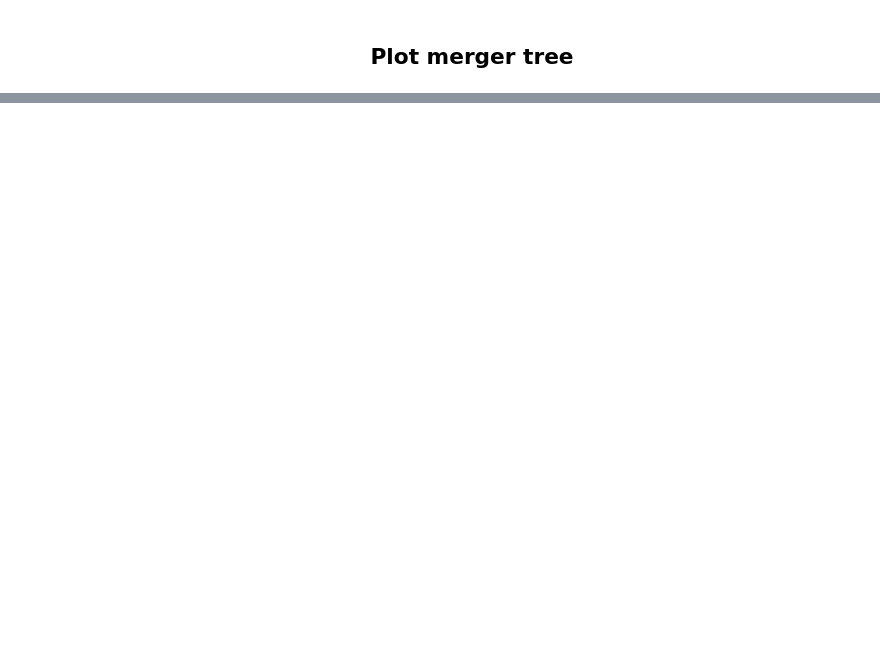
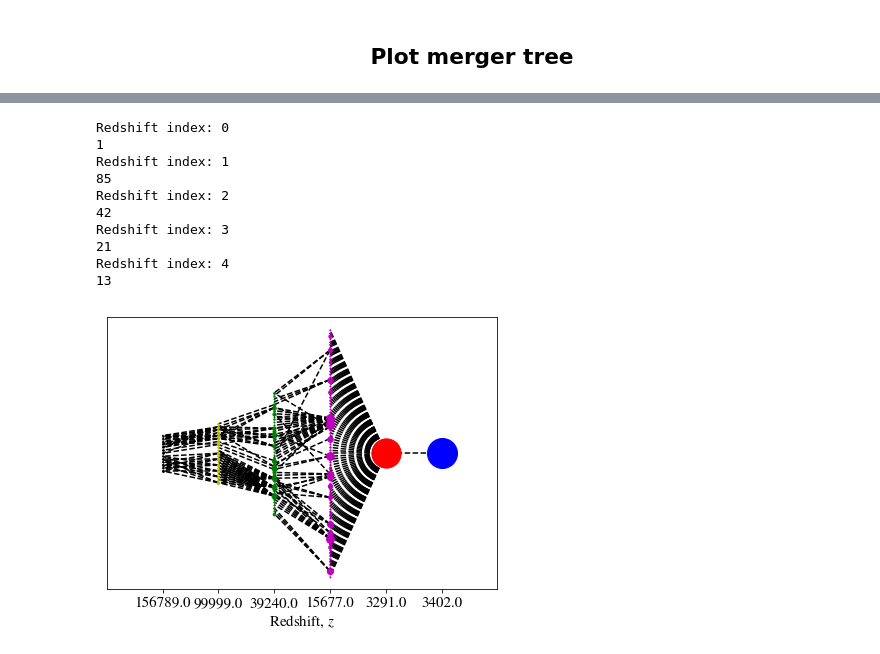
Before and after one commit to David-Ellis/m3p_merger, a Jupyter notebook: MergerTree.ipynb, the cells around one changed output, grey strips where cells are left out. Drawn from its saved outputs; the diff is of its cells as text; code cells hidden in the pictures; blank space fills up the shorter version.

```diff
--- a/MergerTree.ipynb
+++ b/MergerTree.ipynb
@@ -39,0 +48,19 @@ out
+# %%
+import importlib
+importlib.reload(m3p_merger)
+peak_list, boxsize = m3p_merger.MakePeakList(ppFile)
+
+out2 = m3p_merger.BuildMergerTree2(peak_list, ppFile, 77)
+m3p_merger.plotMergerTree(out2, ppFile)
+# %% [output]
+Redshift index: 0
+1
+Redshift index: 1
+85
+Redshift index: 2
+42
+Redshift index: 3
+21
+Redshift index: 4
+13
+[figure, added]
```
Also changed, not shown: parts of 6 cells of this notebook, 1 other file.
